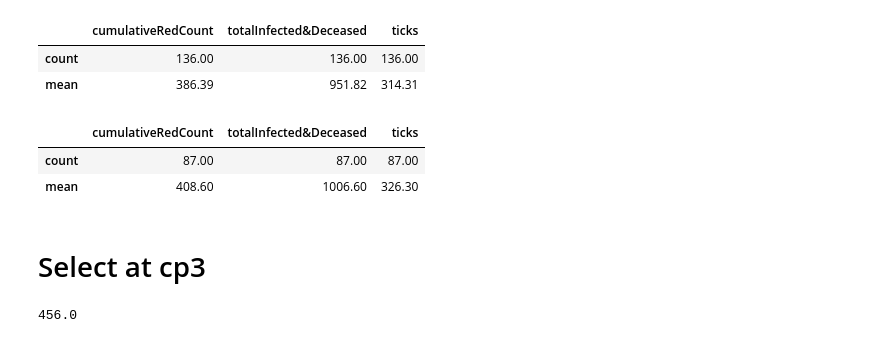
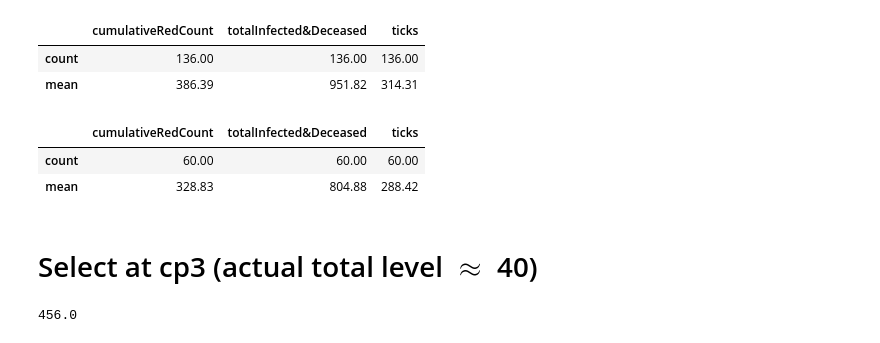
Before and after one commit to terna/readSIsaR_BatchResults, a Jupyter notebook: selectResults1kStableSeedsCPoints_basicControlB_schoolOpenSeptChangingWorld_plusHMlog.ipynb, the cells around one changed output. Cells and saved outputs as stored; diff of their text form; code cells hidden in the pictures.

```diff
--- a/selectResults1kStableSeedsCPoints_basicControlB_schoolOpenSeptChangingWorld_plusHMlog.ipynb
+++ b/selectResults1kStableSeedsCPoints_basicControlB_schoolOpenSeptChangingWorld_plusHMlog.ipynb
@@ -144,7 +144,7 @@ rundf[rundf.cp2LE15][['cumulativeRedCount','totalInfected&Deceased','ticks']]\
 | count | 10.00 | 10.00 | 10.00 |
 | mean | 352.60 | 862.20 | 300.60 |
 # %%
-rundf['cp2GT80']=rundf['cp2totalInfected&Deceased'] >  80
+rundf['cp2GT70']=rundf['cp2totalInfected&Deceased'] >  70
 rundf[rundf.cp2GT60][['cumulativeRedCount','totalInfected&Deceased','ticks']]\
 .describe().loc[['count','mean']]
 # %% [output]
@@ -152,7 +152,7 @@ rundf[rundf.cp2GT60][['cumulativeRedCount','totalInfected&Deceased','ticks']]\
 | count | 491.00 | 491.00 | 491.00 |
 | mean | 593.01 | 1471.27 | 422.64 |
 # %%
-rundf['cp2LE80']=rundf['cp2totalInfected&Deceased'] <= 80
+rundf['cp2LE70']=rundf['cp2totalInfected&Deceased'] <= 70
 rundf[rundf.cp2LE60][['cumulativeRedCount','totalInfected&Deceased','ticks']]\
 .describe().loc[['count','mean']]
 # %% [output]
@@ -160,15 +160,15 @@ rundf[rundf.cp2LE60][['cumulativeRedCount','totalInfected&Deceased','ticks']]\
 | count | 136.00 | 136.00 | 136.00 |
 | mean | 386.39 | 951.82 | 314.31 |
 # %%
-rundf['realistic_cp2']=rundf['cp2GT15'] & rundf['cp2LE80']
+rundf['realistic_cp2']=rundf['cp2GT15'] & rundf['cp2LE70']
 rundf[rundf.realistic_cp2][['cumulativeRedCount','totalInfected&Deceased','ticks']]\
 .describe().loc[['count','mean']]
 # %% [output]
 |  | cumulativeRedCount | totalInfected&Deceased | ticks |
-| count | 87.00 | 87.00 | 87.00 |
-| mean | 408.60 | 1006.60 | 326.30 |
+| count | 60.00 | 60.00 | 60.00 |
+| mean | 328.83 | 804.88 | 288.42 |
 # %% [markdown]
-# Select at cp3
+# Select at cp3 (actual total level $\approx$ 40)
 # %%
 # existing epidemic a cp3 with .notnull() NB, the opposit1 is .isnull()
 rundf[rundf['cp3totalInfected&Deceased'].notnull()]['ticks'].describe().loc['count']
```
Also changed, not shown: parts of 4 cells of this notebook, 1 other file.
